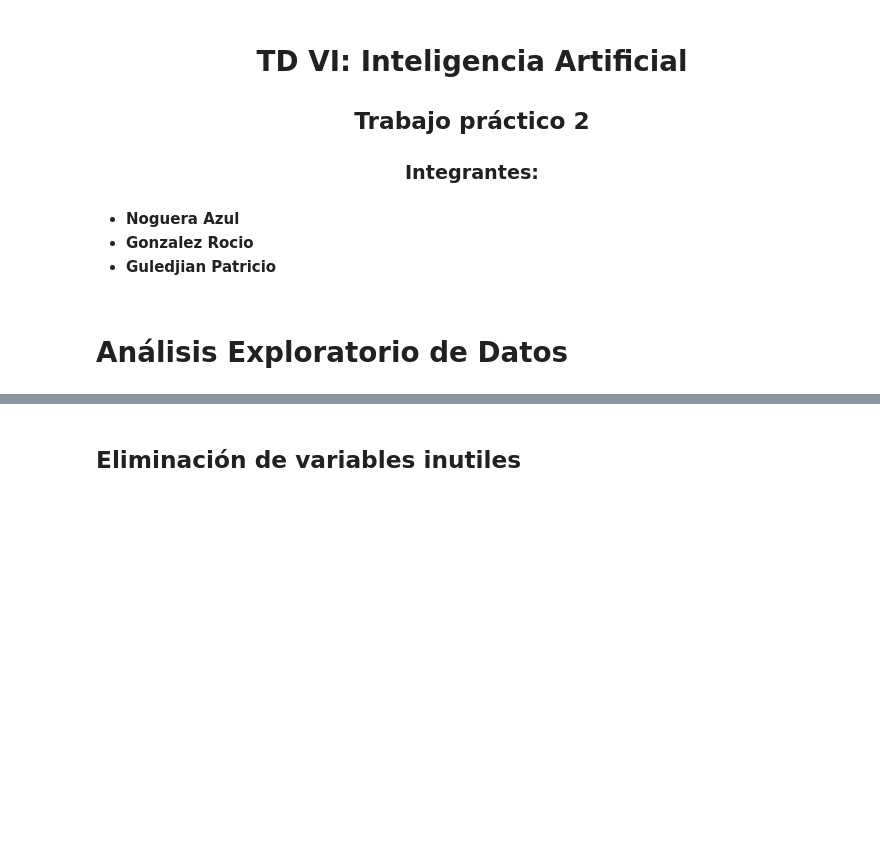
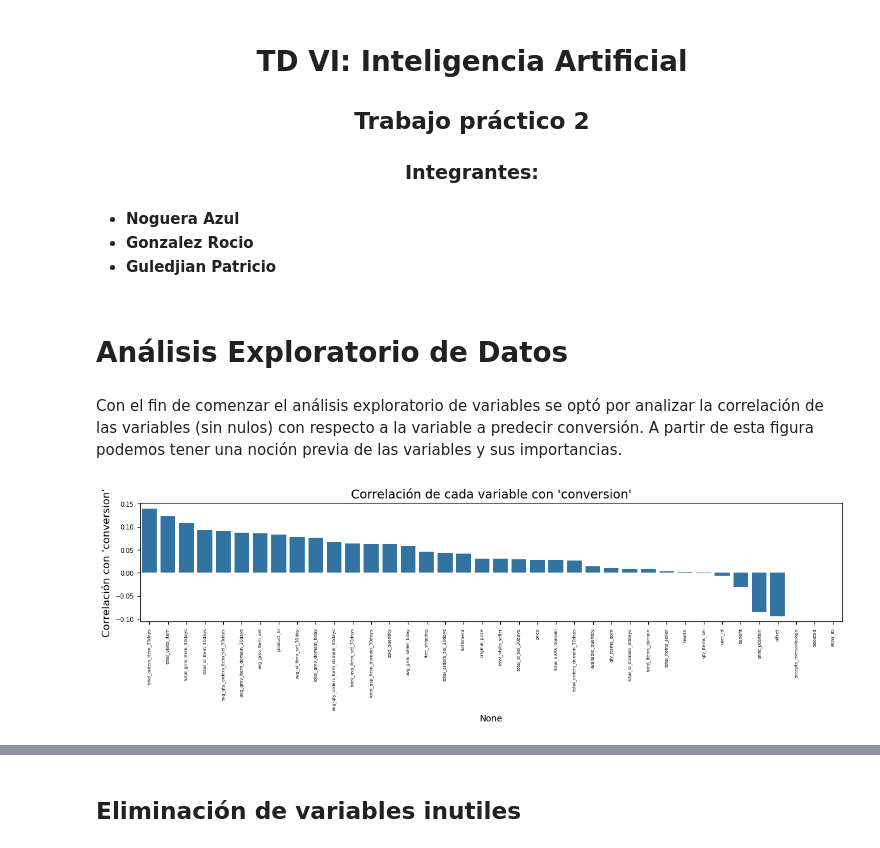
Before and after one commit to azulnogueraa/Prediccion_de_Conversion_IA, a Jupyter notebook: analisis.ipynb, the cells around one changed output, grey strips where cells are left out. Cells and saved outputs as stored; diff of their text form; code cells hidden in the pictures; blank space fills up the shorter version.

```diff
--- a/analisis.ipynb
+++ b/analisis.ipynb
@@ -59,3 +62,20 @@ from category_encoders import TargetEncoder
 df = pd.read_csv("competition_data.csv")
 # %% [markdown]
 # Análisis Exploratorio de Datos
+# %% [markdown]
+Con el fin de comenzar el análisis exploratorio de variables se optó por analizar la correlación de las variables (sin nulos) con respecto a la variable a predecir conversión. A partir de esta figura podemos tener una noción previa de las variables y sus importancias.
+# %%
+# Calcula la correlación de cada variable con 'conversion'
+correlation_with_conversion = df.corr()['conversion'].drop('conversion').sort_values(ascending=False)
+
+# Crea un gráfico de barras para visualizar las correlaciones
+plt.figure(figsize=(12, 4))
+sns.barplot(x=correlation_with_conversion.index, y=correlation_with_conversion.values)
+plt.xticks(rotation=90, fontsize=5)
+plt.yticks(fontsize=7)
+plt.ylabel("Correlación con 'conversion'", fontsize=12)
+plt.title("Correlación de cada variable con 'conversion'", fontsize=14)
+plt.tight_layout()
+plt.show()
+# %% [output]
+[figure, added]
```
Also changed, not shown: parts of 49 cells of this notebook, 6 other files.
